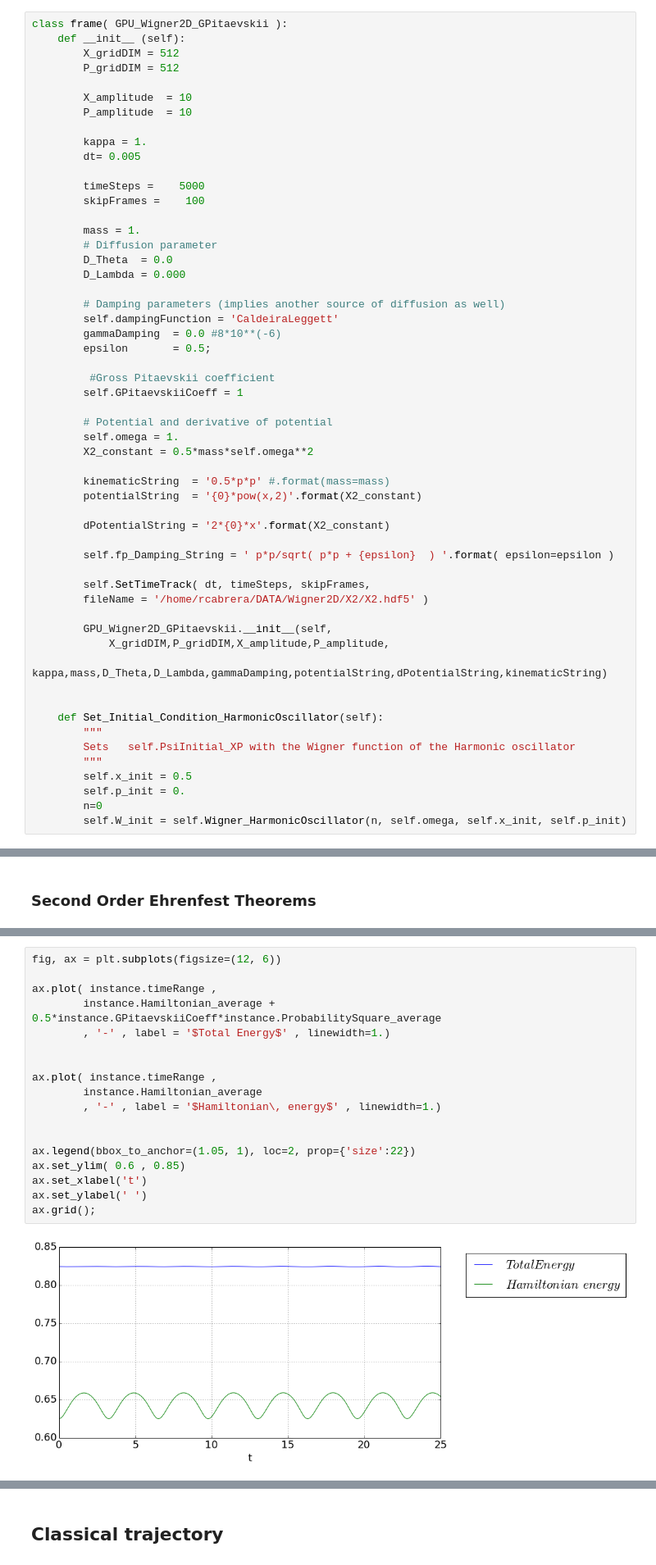
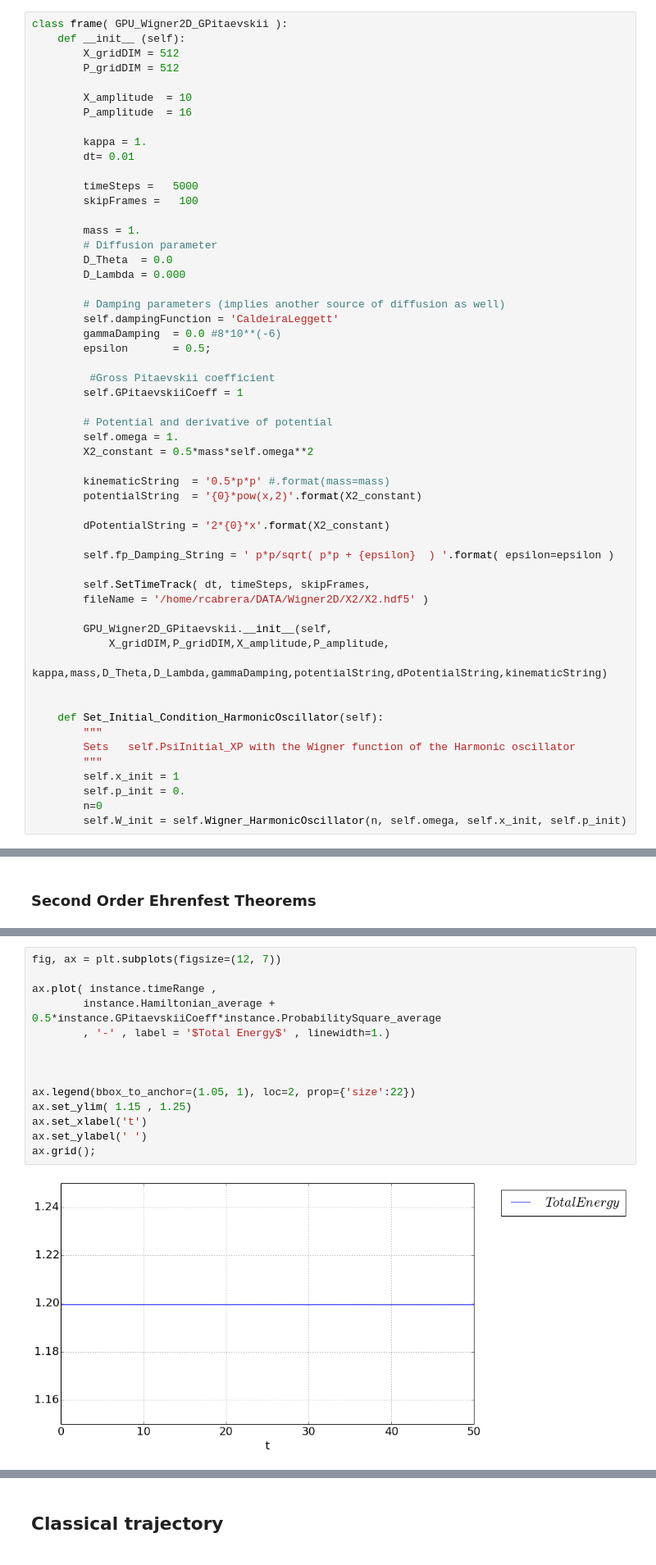
Before and after one commit to cabrer7/PyWignerCUDA, a Jupyter notebook: instances/Wigner2D_GPitaevskii/Wigner2D_GPitaevskii_X2.ipynb, the cells around one changed output, grey strips where cells are left out. Shown at 82% size. Cells and saved outputs as stored; diff of their text form.

Commit message:
Wigner GP updated with a much better energy conservation

```diff
--- a/instances/Wigner2D_GPitaevskii/Wigner2D_GPitaevskii_X2.ipynb
+++ b/instances/Wigner2D_GPitaevskii/Wigner2D_GPitaevskii_X2.ipynb
@@ -24,13 +24,13 @@ class frame( GPU_Wigner2D_GPitaevskii ):
         P_gridDIM = 512
 
         X_amplitude  = 10
-        P_amplitude  = 10
+        P_amplitude  = 16
 
         kappa = 1.
-        dt= 0.005
+        dt= 0.01
 
-        timeSteps =    5000
-        skipFrames =    100
+        timeSteps =   5000
+        skipFrames =   100
 
         mass = 1.
         # Diffusion parameter
@@ -68,7 +68,7 @@ class frame( GPU_Wigner2D_GPitaevskii ):
         """
         Sets   self.PsiInitial_XP with the Wigner function of the Harmonic oscillator
         """
-        self.x_init = 0.5
+        self.x_init = 1
         self.p_init = 0.
         n=0
         self.W_init = self.Wigner_HarmonicOscillator(n, self.omega, self.x_init, self.p_init)
@@ -367,23 +376,19 @@ ax.grid();
 # %%
-fig, ax = plt.subplots(figsize=(12, 6))
+fig, ax = plt.subplots(figsize=(12, 7))
 
 ax.plot( instance.timeRange ,
         instance.Hamiltonian_average + 0.5*instance.GPitaevskiiCoeff*instance.ProbabilitySquare_average
         , '-' , label = '$Total Energy$' , linewidth=1.)
 
 
-ax.plot( instance.timeRange ,
-        instance.Hamiltonian_average
-        , '-' , label = '$Hamiltonian\, energy$' , linewidth=1.)
-
 
 ax.legend(bbox_to_anchor=(1.05, 1), loc=2, prop={'size':22})
-ax.set_ylim( 0.6 , 0.85)
+ax.set_ylim( 1.15 , 1.25)
 ax.set_xlabel('t')
 ax.set_ylabel(' ')
 ax.grid();
 # %% [output]
-[figure, old version]
+[figure, new version]
 # %%
 fig, ax = plt.subplots(figsize=(12, 6))
 
```
Also changed, not shown: parts of 19 cells of this notebook, 1 other file.
